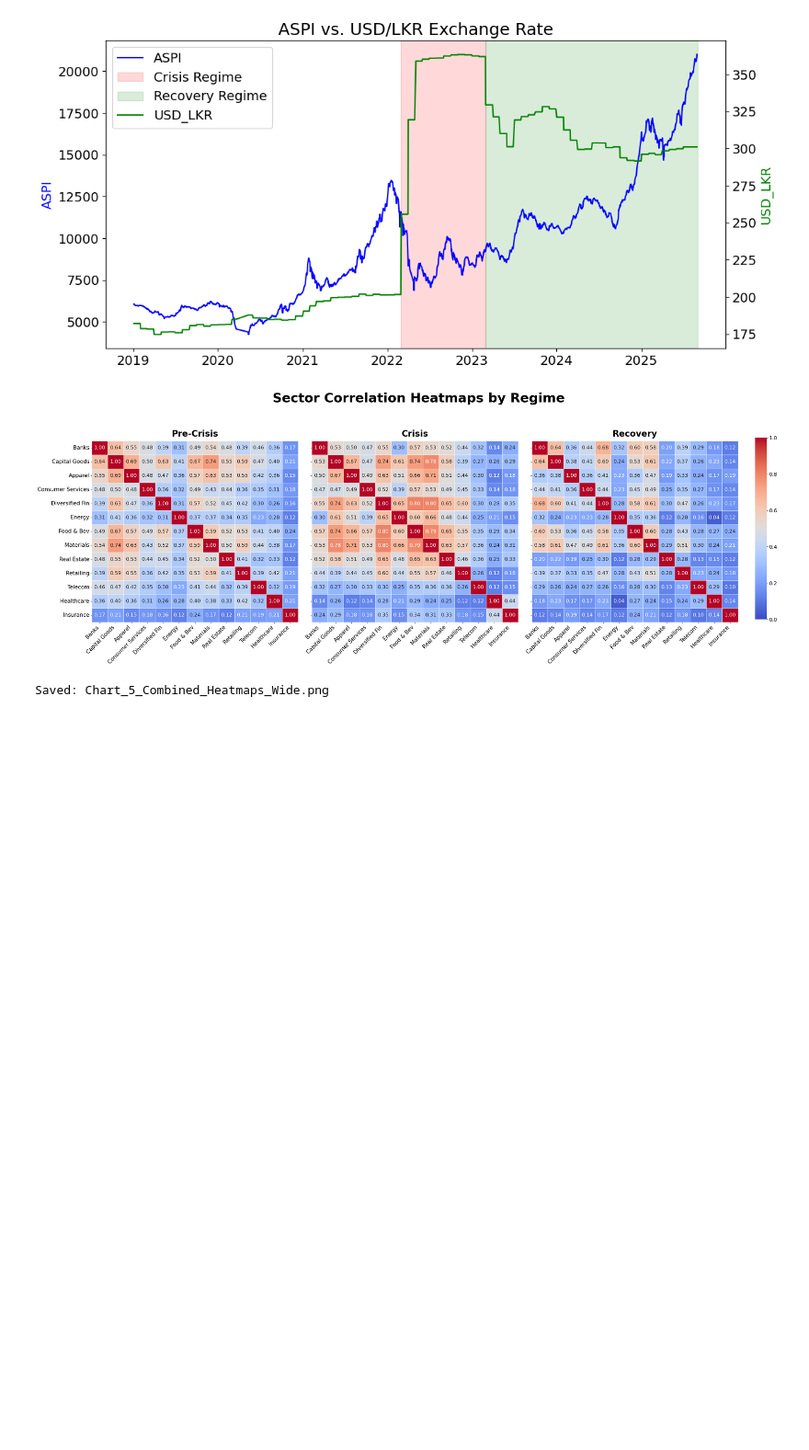
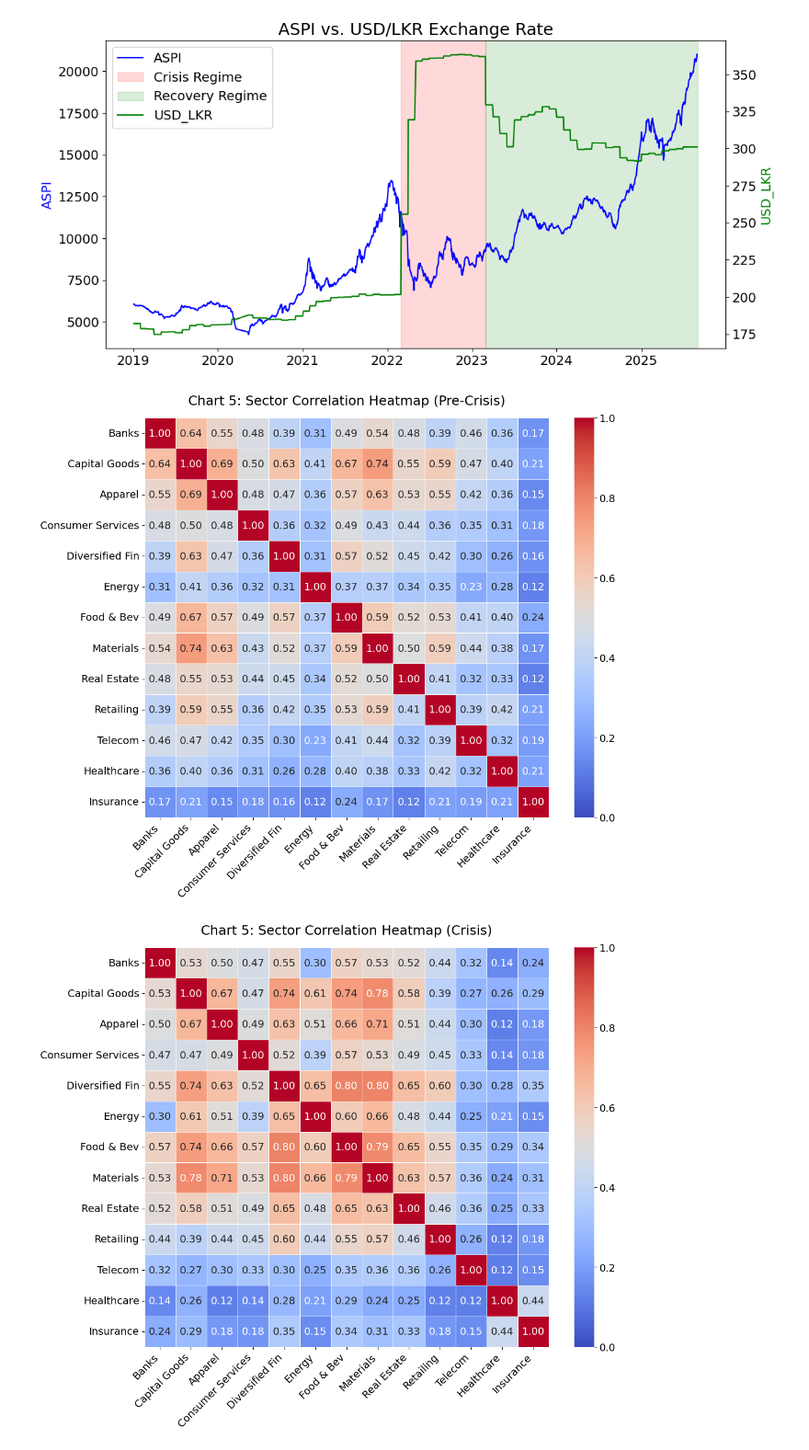
Before and after one commit to sabithahamed/CSE-Research, a Jupyter notebook: Analysis/EDA/EDA.ipynb, the cells around one changed output. Shown at 92% size. Saved outputs shown, nothing was run; the diff lists cells and outputs as text; code cells hidden in the pictures; blank space fills up the shorter version.

```diff
--- a/Analysis/EDA/EDA.ipynb
+++ b/Analysis/EDA/EDA.ipynb
@@ -134,75 +134,42 @@ for col in sectors:
     df[f'{col}_Return'] = np.log(df[col] / df[col].shift(1))
 df.dropna(inplace=True)
 
 sector_cols = [f'{col}_Return' for col in sectors]
 
-# Create a mapping for shorter, cleaner names
+# Use shorter labels for better readability
 name_mapping = {
     'Real_Estate_Management_and_Development': 'Real Estate',
     'Consumer_Durables_and_Apparel': 'Apparel',
     'Food,_Beverage_and_Tobacco': 'Food & Bev',
     'Healthcare_Equipment_and_Services': 'Healthcare',
     'Telecommunication_Services': 'Telecom',
     'Diversified_Financials': 'Diversified Fin',
     'Capital_Goods': 'Capital Goods'
 }
-
-# Apply mapping: use the short name if it exists, otherwise keep original (with spaces)
 clean_names = [name_mapping.get(c, c.replace('_', ' ')) for c in sectors]
 
-# 3. Define the three exact periods based on your project scope
+# 3. Define the three exact periods
 periods = {
     'Pre-Crisis': ('2019-01-01', '2022-02-28'),
     'Crisis': ('2022-03-01', '2023-02-28'),
     'Recovery': ('2023-03-01', '2025-08-31')
 }
 
-# 4. Build one wide figure with three heatmaps side by side
-fig, axes = plt.subplots(1, 3, figsize=(30, 11), sharey=True)
-fig.subplots_adjust(right=0.92, wspace=0.12)
-
-# Add one shared colorbar so all three panels keep the same width
-cbar_ax = fig.add_axes([0.935, 0.18, 0.015, 0.64])
-
-for i, (title, (start, end)) in enumerate(periods.items()):
+# 4. Create individual heatmaps for each regime
+for title, (start, end) in periods.items():
     mask = (df.index >= start) & (df.index <= end)
     period_df = df.loc[mask, sector_cols]
 
     corr = period_df.corr()
     corr.columns = clean_names
     corr.index = clean_names
 
-    sns.heatmap(
-        corr,
-        annot=True,
-        cmap='coolwarm',
-        vmin=0,
-        vmax=1,
-        fmt='.2f',
-        linewidths=0.6,
-        annot_kws={'size': 14},
-        cbar=(i == 0),
-        cbar_ax=cbar_ax if i == 0 else None,
-        ax=axes[i]
-    )
-
-    axes[i].set_title(f'{title}', fontsize=24, pad=12, fontweight='bold')
-    axes[i].tick_params(axis='x', labelrotation=45, labelsize=15)
-    axes[i].tick_params(axis='y', labelsize=15)
-    for tick in axes[i].get_xticklabels():
-        tick.set_horizontalalignment('right')
-
-    # Shared y-axis: keep row labels on the first panel only
-    if i > 0:
-        axes[i].tick_params(axis='y', labelleft=False)
-
-fig.suptitle('Sector Correlation Heatmaps by Regime', fontsize=36, fontweight='bold')
-plt.tight_layout(rect=[0, 0, 0.92, 0.93])
-
-combined_filename = 'Chart_5_Combined_Heatmaps_Wide.png'
-plt.savefig(combined_filename, dpi=400, bbox_inches='tight')
-plt.show()
-print(f"Saved: {combined_filename}")
+    plt.figure(figsize=(12, 10))
+    sns.heatmap(corr, annot=True, cmap='coolwarm', vmin=0, vmax=1, fmt=".2f", linewidths=.5)
+    plt.title(f'Chart 5: Sector Correlation Heatmap ({title})', fontsize=18, pad=18)
+    plt.xticks(rotation=45, ha='right')
+    plt.tight_layout()
+    plt.show()
 # %% [output]
-[figure, old version]
+[figure, new version]
-Saved: Chart_5_Combined_Heatmaps_Wide.png
+[figure, added]
```
Also changed, not shown: parts of 2 cells of this notebook, 3 other files.
